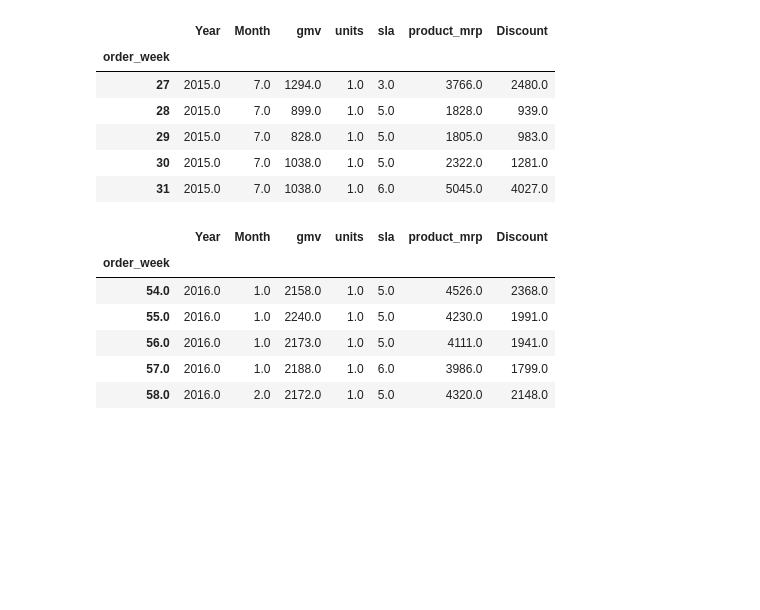
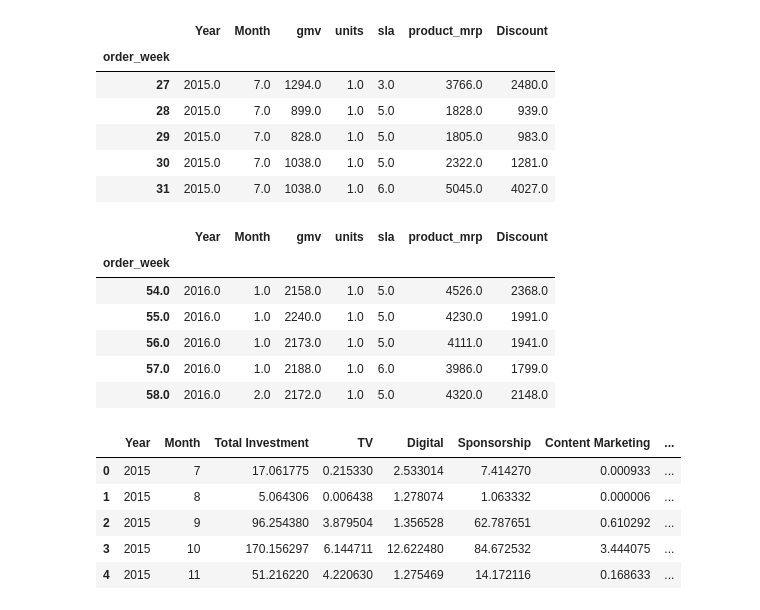
Before and after one commit to Anirudhakumar/DS-, a Jupyter notebook: MarketMixModeling.ipynb, the cells around one changed output. Cells and saved outputs as stored; diff of their text form; code cells hidden in the pictures; blank space fills up the shorter version.

```diff
--- a/MarketMixModeling.ipynb
+++ b/MarketMixModeling.ipynb
@@ -15,6 +15,7 @@ Drive already mounted at /content/drive; to attempt to forcibly remount, call dr
 # %%
 #reading the data
 data_frame=pd.read_csv("./drive/My Drive/ConsumerElectronics.csv")
+media_data=pd.read_excel("./drive/My Drive/Media data and other information.xlsx",sheet_name='Media Investment')
 # %%
 df=data_frame.copy()
 # %%
@@ -309,3 +310,12 @@ homeaudio.head()
 | 56.0 | 2016.0 | 1.0 | 2173.0 | 1.0 | 5.0 | 4111.0 | 1941.0 |
 | 57.0 | 2016.0 | 1.0 | 2188.0 | 1.0 | 6.0 | 3986.0 | 1799.0 |
 | 58.0 | 2016.0 | 2.0 | 2172.0 | 1.0 | 5.0 | 4320.0 | 2148.0 |
+# %%
+media_data.head()
+# %% [output]
+|  | Year | Month | Total Investment | TV | Digital | Sponsorship | Content Marketing | ... |
+| 0 | 2015 | 7 | 17.061775 | 0.215330 | 2.533014 | 7.414270 | 0.000933 | ... |
+| 1 | 2015 | 8 | 5.064306 | 0.006438 | 1.278074 | 1.063332 | 0.000006 | ... |
+| 2 | 2015 | 9 | 96.254380 | 3.879504 | 1.356528 | 62.787651 | 0.610292 | ... |
+| 3 | 2015 | 10 | 170.156297 | 6.144711 | 12.622480 | 84.672532 | 3.444075 | ... |
+| 4 | 2015 | 11 | 51.216220 | 4.220630 | 1.275469 | 14.172116 | 0.168633 | ... |
```
Also changed, not shown: parts of 3 cells of this notebook.
